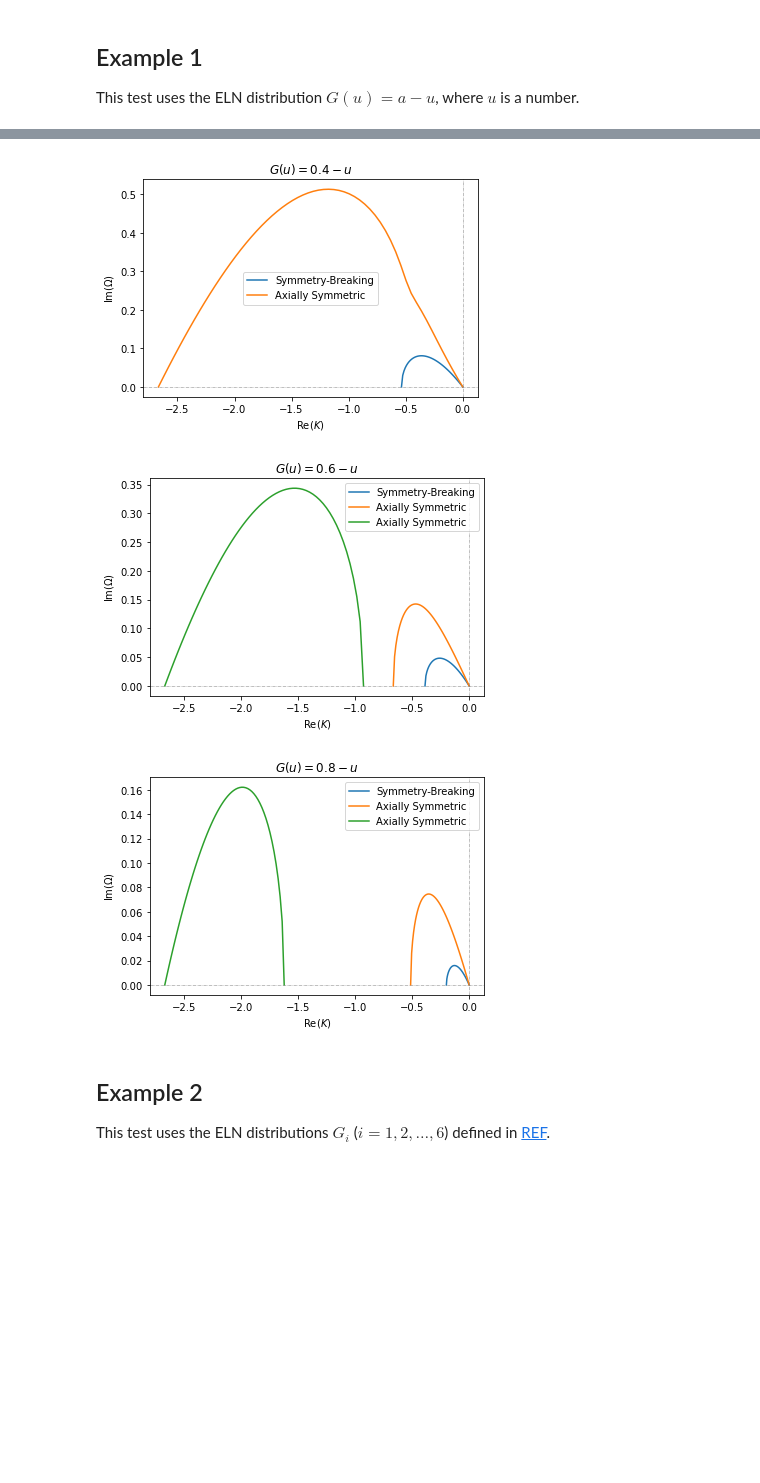
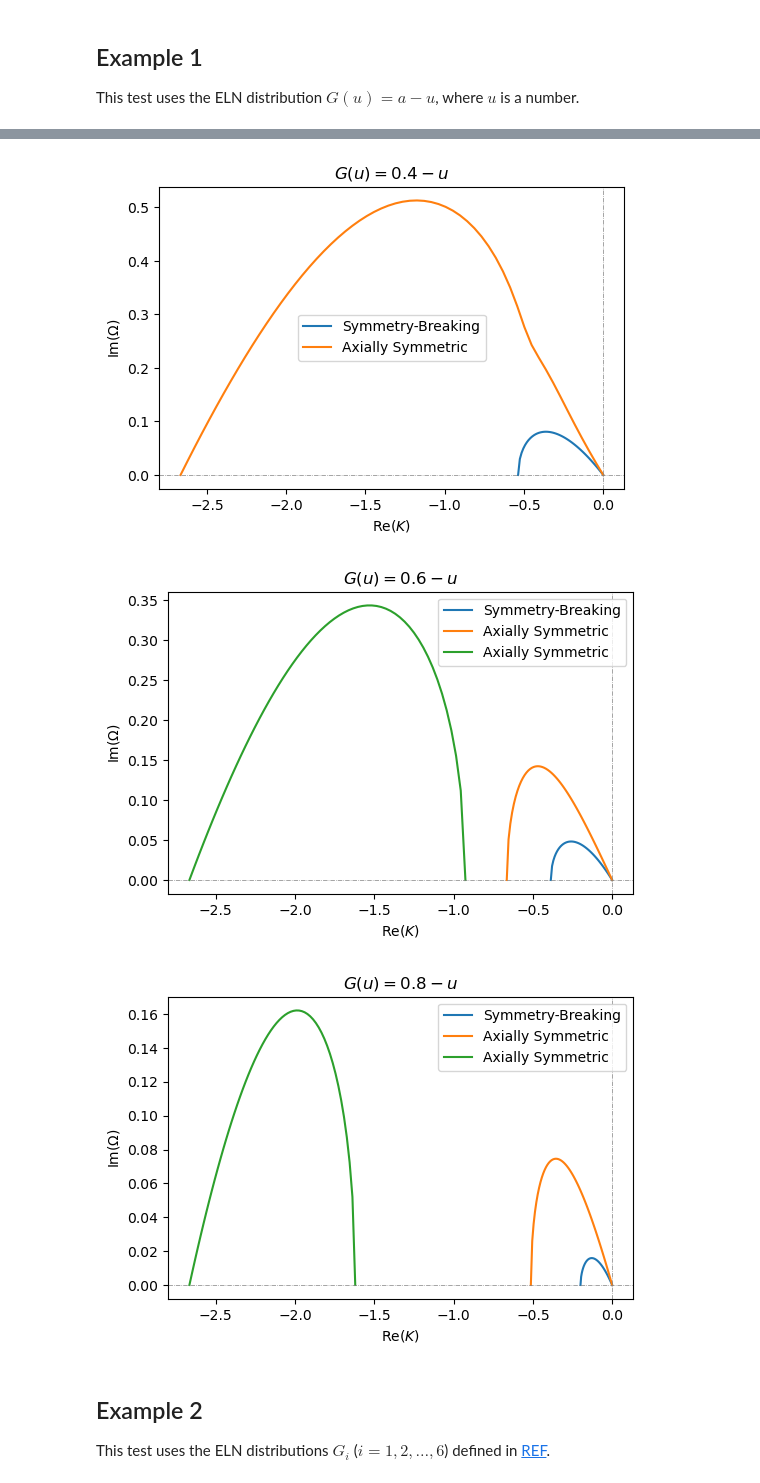
Before and after one commit to NuCO-UNM/fowdr, a Jupyter notebook: docs/examples.ipynb, the cells around one changed output, grey strips where cells are left out. Drawn from its saved outputs; the diff is of its cells as text; code cells hidden in the pictures; blank space fills up the shorter version.

```diff
--- a/docs/examples.ipynb
+++ b/docs/examples.ipynb
@@ -17,7 +17,7 @@ for a in np.arange(0., 1., 0.2):
 
     dr1 = sbdr.DR_complexOmega(Gs, num_pts=50, shift=False, rt_opts={'method': 'lm'})
     dr2 = asdr.DR_complexOmega(Gs, num_pts=60, shift=False)
-    plt.figure()
+    plt.figure(dpi=100)
     # plt.style.use('dark_background')
 
     for kk, ww in dr1:
@@ -39,6 +39,6 @@ for a in np.arange(0., 1., 0.2):
-[figure, old version]
+[figure, new version]
-[figure, old version]
+[figure, new version]
-[figure, old version]
+[figure, new version]
 # %% [markdown]
 ## Example 2
 
```
Also changed, not shown: parts of 7 cells of this notebook, 4 other files.
